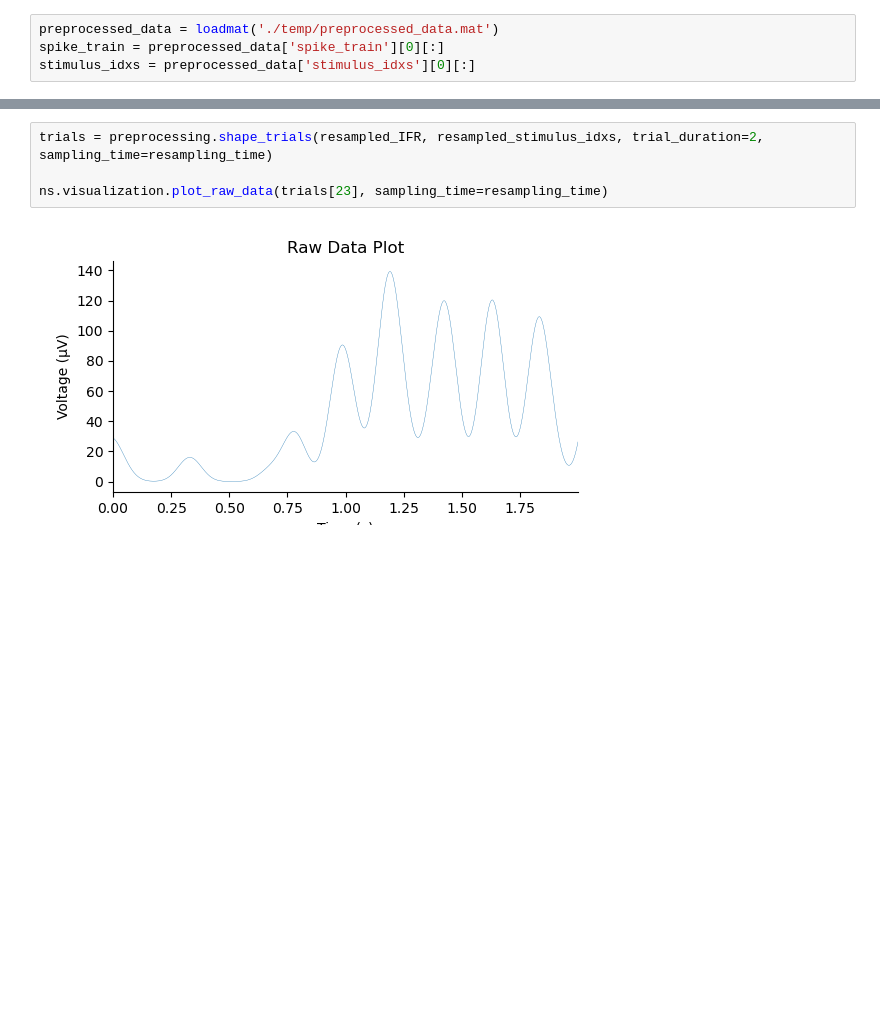
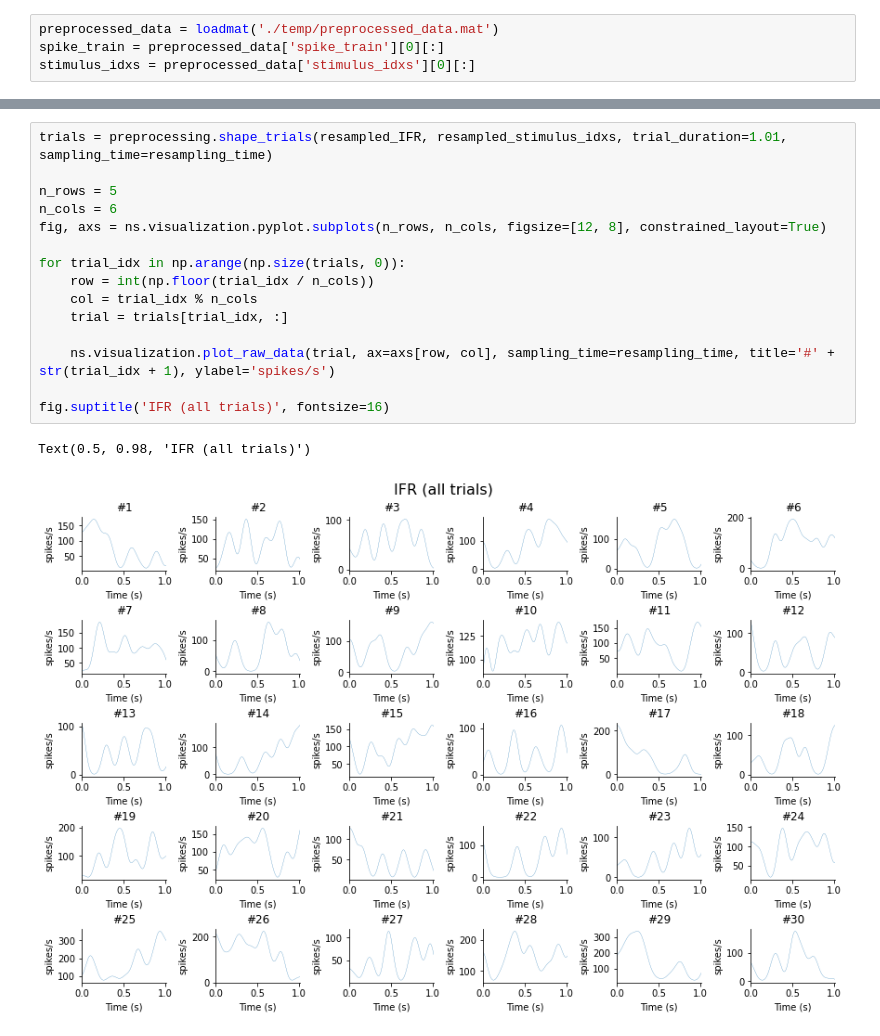
Before and after one commit to FrancescoNegri/neural-signal-analysis-project, a Jupyter notebook: ifr.ipynb, the cells around one changed output, grey strips where cells are left out. Cells and saved outputs as stored; diff of their text form; blank space fills up the shorter version.

Commit message:
Add IFR multi-trial plot

```diff
--- a/ifr.ipynb
+++ b/ifr.ipynb
@@ -39,9 +42,21 @@ ns.visualization.plot_spikes(resampled_IFR, resampled_stimulus_idxs, sampling_ti
-# %%
-trials = preprocessing.shape_trials(resampled_IFR, resampled_stimulus_idxs, trial_duration=2, sampling_time=resampling_time)
-
-ns.visualization.plot_raw_data(trials[23], sampling_time=resampling_time)
-# %% [output]
-[figure, removed]
+# %%
+trials = preprocessing.shape_trials(resampled_IFR, resampled_stimulus_idxs, trial_duration=1.01, sampling_time=resampling_time)
+
+n_rows = 5
+n_cols = 6
+fig, axs = ns.visualization.pyplot.subplots(n_rows, n_cols, figsize=[12, 8], constrained_layout=True)
+
+for trial_idx in np.arange(np.size(trials, 0)):
+    row = int(np.floor(trial_idx / n_cols))
+    col = trial_idx % n_cols
+    trial = trials[trial_idx, :]
+
+    ns.visualization.plot_raw_data(trial, ax=axs[row, col], sampling_time=resampling_time, title='#' + str(trial_idx + 1), ylabel='spikes/s')
+
+fig.suptitle('IFR (all trials)', fontsize=16)
+# %% [output]
+Text(0.5, 0.98, 'IFR (all trials)')
+[figure, added]
 # %%
 spike_train_trials = preprocessing.shape_trials(spike_train, stimulus_idxs, trial_duration=1, sampling_time=sampling_time)
 # spike_train_trials = spike_train_trials[np.arange(0, 10)]
```
Also changed, not shown: parts of 4 cells of this notebook.
